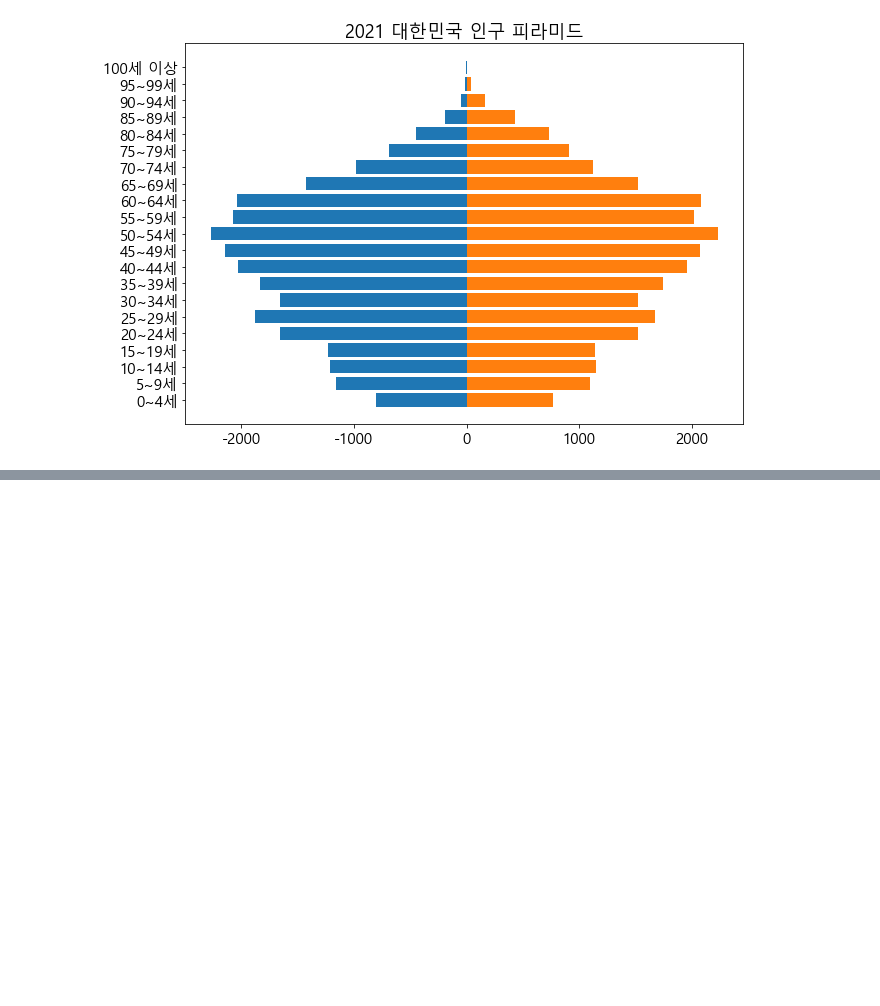
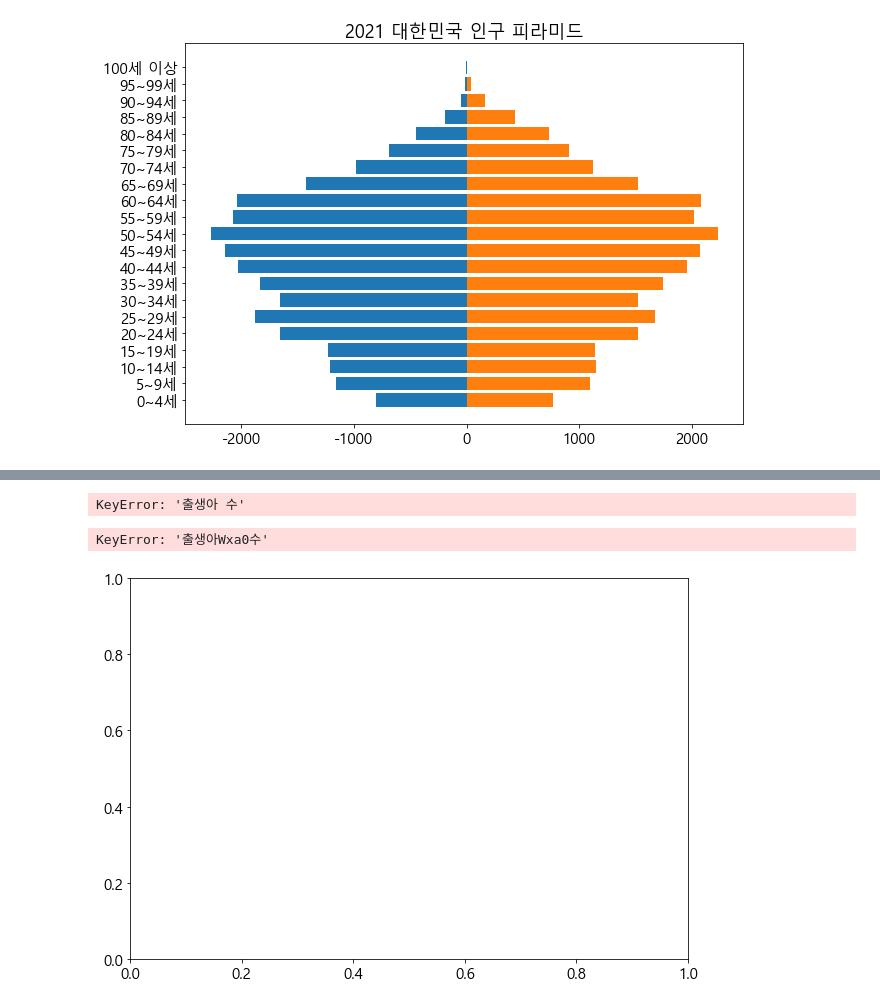
Before and after one commit to dmsxo0691/Java-Python, a Jupyter notebook: 20221101/pandas.ipynb, the cells around one changed output, grey strips where cells are left out. Cells and saved outputs as stored; diff of their text form; code cells hidden in the pictures; blank space fills up the shorter version.

```diff
--- a/20221101/pandas.ipynb
+++ b/20221101/pandas.ipynb
@@ -1555,3 +1555,7 @@ plt.savefig('2021_인구피라미드.png', dpi=100)
 plt.show()
 # %% [output]
 [figure]
+# %%
+#출생아 수 및 함계 출산율
+df = pd.read_excel('stat_142801.xls', skiprows=2, nrows=2, index_col=0)
+df
@@ -1557,0 +1570,3 @@ plt.show()
+# %%
+df.rename(index={'출생아Wxa0수' : '출생아 수', '합계Wxa0출산율' : '합계 출산율'}, inplace=True)
+df
@@ -1557,0 +1583,3 @@ plt.show()
+# %%
+df = df.T #가로를 세로로 보여줌
+df
@@ -1557,0 +1598,18 @@ plt.show()
+# %%
+import matplotlib.pyplot as plt
+import matplotlib
+matplotlib.rcParams['font.family'] = 'Malgun Gothic'
+matplotlib.rcParams['font.size'] = 15
+matplotlib.rcParams['axes.unicode_minus'] = False
+
+plt.plot(df.index, df['출생아 수'])
+# %% [output]
+KeyError: '출생아 수'
+# %%
+fig, ax1 = plt.subplots(figsize=(10,7))
+ax1.plot(df.index, df['출생아 수'], color='#ff812d')
+ax2 = ax1.twinx()
+ax2.plot(df.index, df['합계 출산율'], color='#ffd110')
+# %% [output]
+KeyError: '출생아Wxa0수'
+[figure, added]
```
Also changed, not shown: parts of 6 cells of this notebook, 1 other file.
